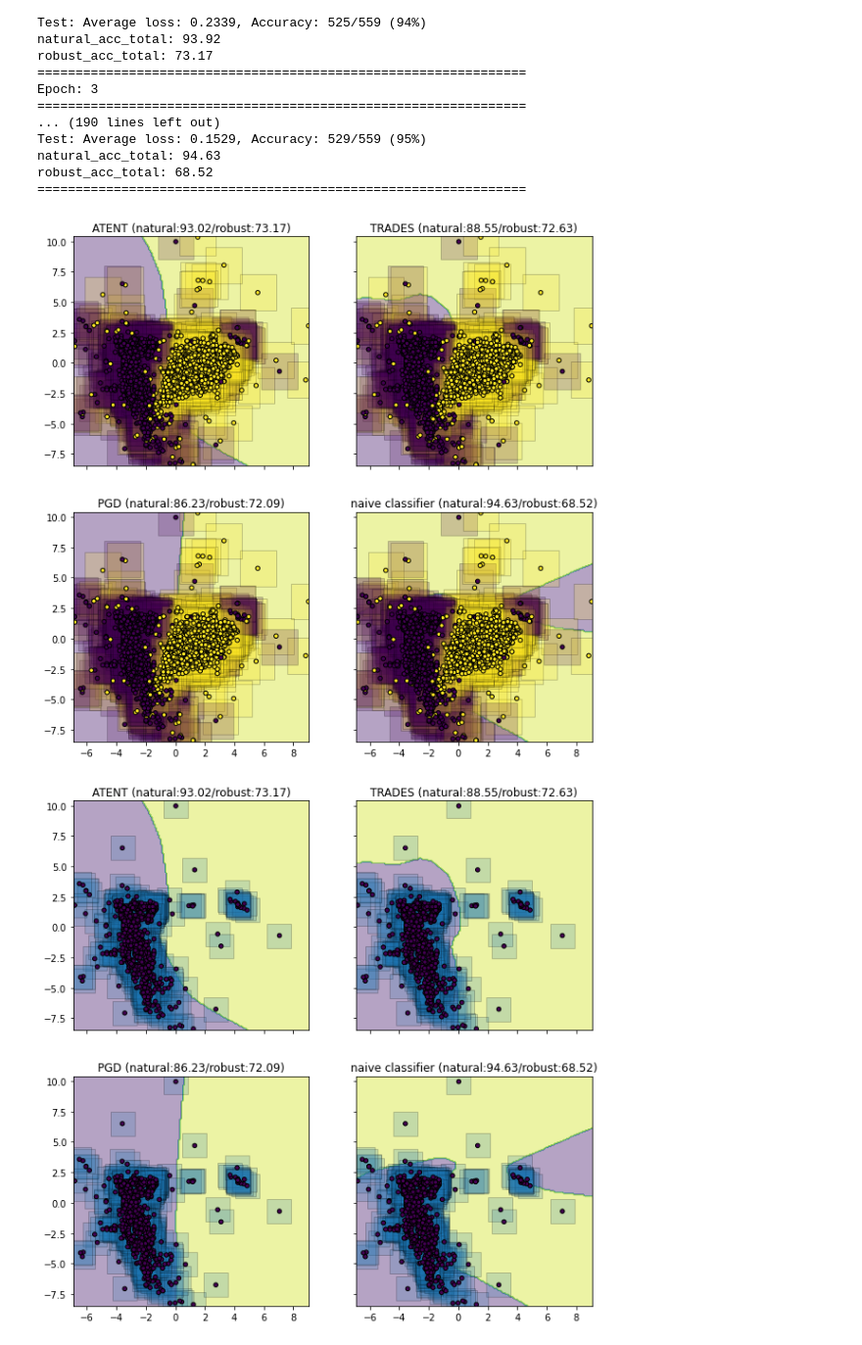
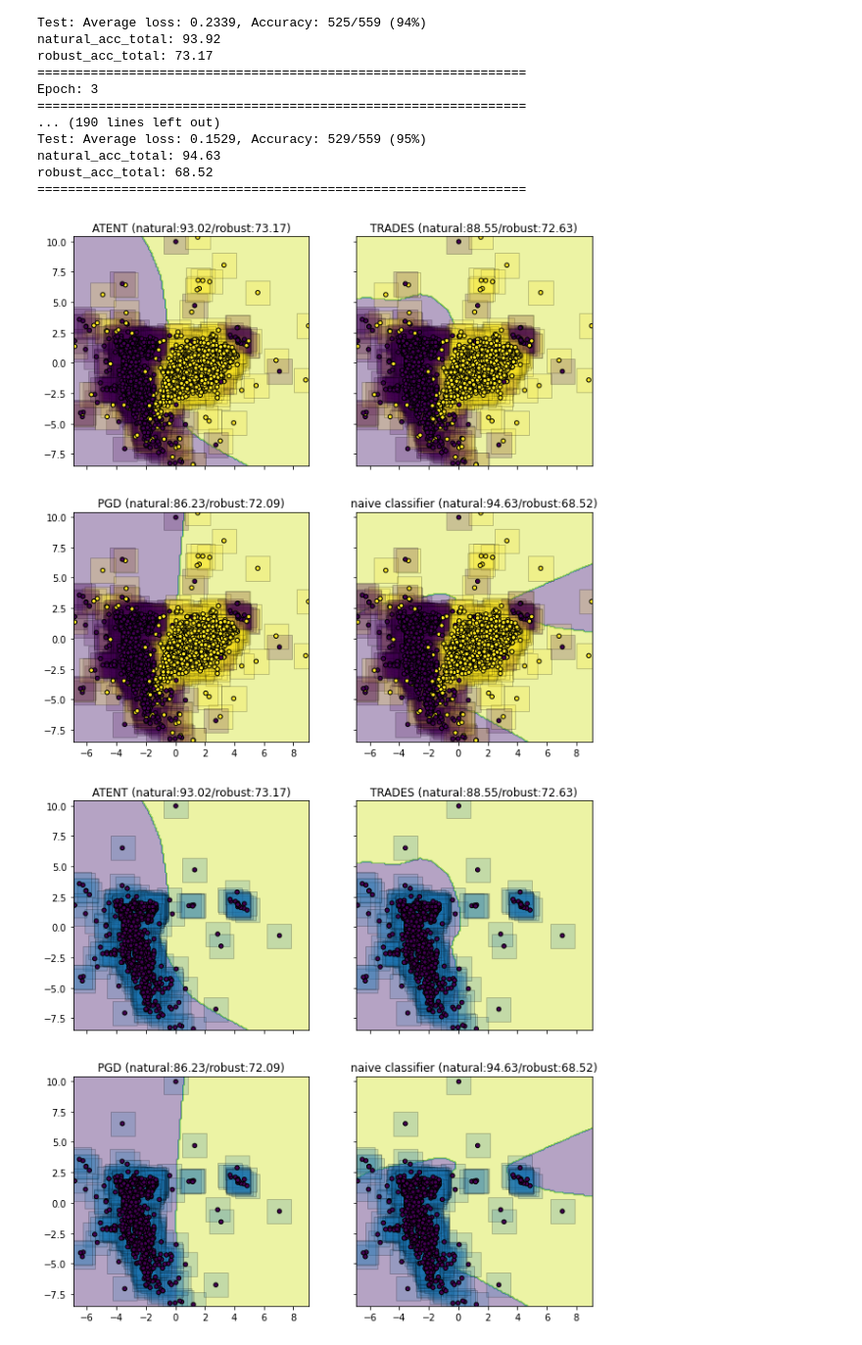
Before and after one commit to GauriJagatap/StochAT, a Jupyter notebook: notebooks/twoclass.ipynb, the cells around one changed output. Shown: that part at 98% size. Saved outputs shown, nothing was run; the diff lists cells and outputs as text; code cells hidden in the pictures.

```diff
--- a/notebooks/twoclass.ipynb
+++ b/notebooks/twoclass.ipynb
@@ -587,25 +587,25 @@ from itertools import product
 # %%
 f, axarr = plt.subplots(2, 2, sharex='col', sharey='row', figsize=(10, 10))
 
 for idx, Nettest, tt in zip(product([0, 1], [0, 1]),
                         [model_ATENT,model_TRADES,model_PGD,model_SGD],
                         ['ATENT (natural:'+str(np.around(nat,decimals=2))+'/robust:'+str(np.around(rob,decimals=2))+')', 'TRADES (natural:'+str(np.around(nat1,decimals=2))+'/robust:'+str(np.around(rob1,decimals=2))+')','PGD (natural:'+str(np.around(nat3,decimals=2))+'/robust:'+str(np.around(rob3,decimals=2))+')','naive classifier (natural:'+str(np.around(nat2,decimals=2))+'/robust:'+str(np.around(rob2,decimals=2))+')']):
     plotdata = torch.tensor(np.c_[xx[:tr_ind].ravel(), yy[:tr_ind].ravel()]).unsqueeze(1)
     Z = Nettest(plotdata.float())
     Z = Z.max(dim=1)[1]
     Z = Z.reshape(xx[:tr_ind].shape)
 
     axarr[idx].contourf(xx, yy, Z, alpha=0.4)
     axarr[idx].scatter(xdata[:, 0], xdata[:, 1],
-                                  s=1500, c=ydata, edgecolor='k', marker='s', alpha=0.2)
+                                  s=700, c=ydata, edgecolor='k', marker='s', alpha=0.2)
     axarr[idx].scatter(xdata[:, 0], xdata[:, 1], c=ydata,
                                   s=20, edgecolor='k')
 
     axarr[idx].set_title(tt)
 
 plt.show()
 # %% [output]
-[figure, old version]
+[figure, new version]
 # %%
 f, axarr = plt.subplots(2, 2, sharex='col', sharey='row', figsize=(10, 10))
 
```
Also changed, not shown: parts of 1 cell of this notebook.
